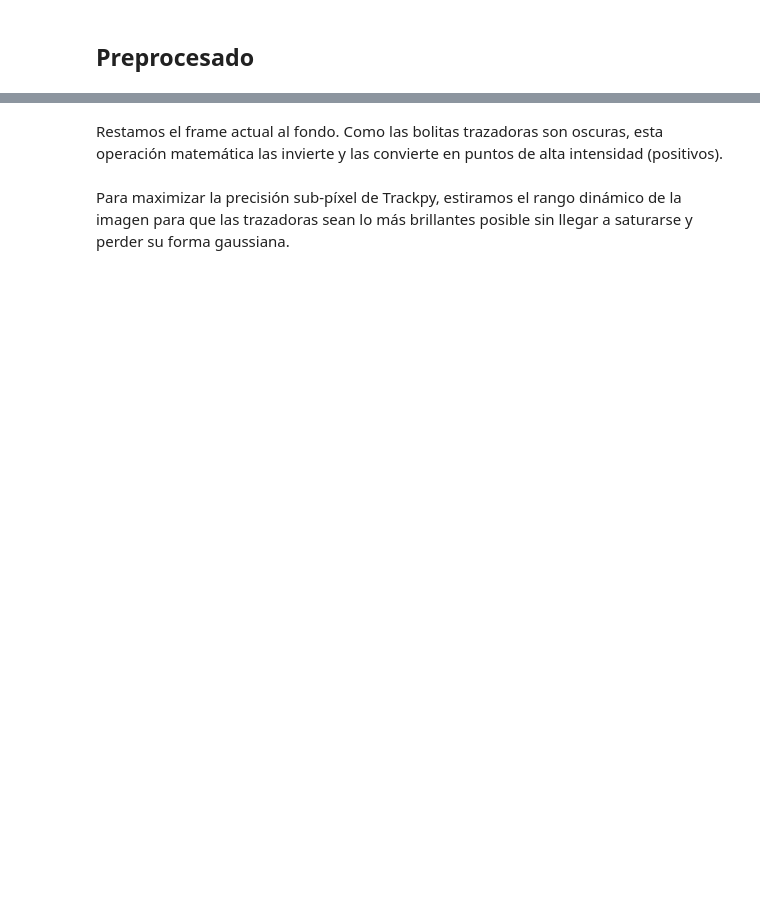
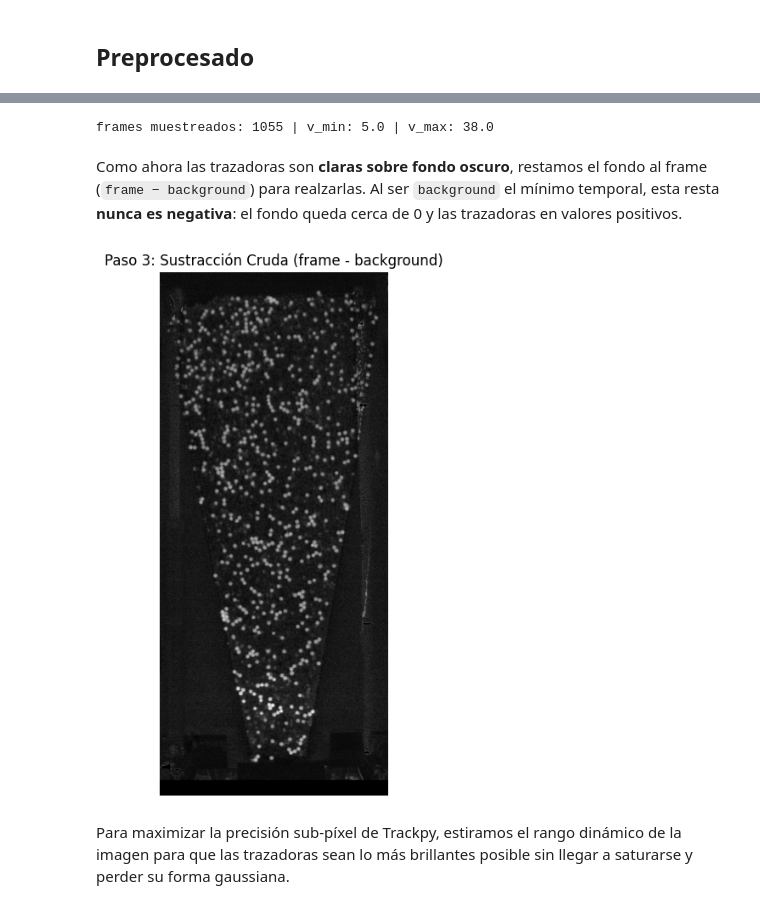
Before and after one commit to LijsTh/Hidrogel-Lab, a Jupyter notebook: notebooks/01_velocity_pipeline.ipynb, the cells around one changed output, grey strips where cells are left out. Cells and saved outputs as stored; diff of their text form; code cells hidden in the pictures; blank space fills up the shorter version.

```diff
--- a/notebooks/01_velocity_pipeline.ipynb
+++ b/notebooks/01_velocity_pipeline.ipynb
@@ -62,15 +92,31 @@ plt.show()
+# %%
+# Límites de contraste sobre (frame - background): v_min = fondo (p50), v_max = trazadoras (p99.9).
+# Muestreamos ~1000 frames con percentil por-frame + mediana (1 frame en RAM).
+stride = max(1, n_frames // 1000)
+p_lo, p_hi = [], []
+for i in range(0, n_frames, stride):
+    signal = load_frame(i) - background
+    p_lo.append(np.percentile(signal, 50))
+    p_hi.append(np.percentile(signal, 99.9))
+
+v_min = float(np.median(p_lo))
+v_max = float(np.median(p_hi))
+print("frames muestreados:", len(p_hi), "| v_min:", v_min, "| v_max:", v_max)
+# %% [output]
+frames muestreados: 1055 | v_min: 5.0 | v_max: 38.0
 # %% [markdown]
-Restamos el frame actual al fondo. Como las bolitas trazadoras son oscuras, esta operación matemática las invierte y las convierte en puntos de alta intensidad (positivos).
+Como ahora las trazadoras son **claras sobre fondo oscuro**, restamos el fondo al frame (`frame − background`) para realzarlas. Al ser `background` el mínimo temporal, esta resta **nunca es negativa**: el fondo queda cerca de 0 y las trazadoras en valores positivos.
 # %%
-# Fondo claro - Bolita oscura = Bolita brillante
-# np.subtract con out= evita el array temporal que crearía background - frames
-np.subtract(background, frames, out=frames)
-
+# Ejemplo de sustracción cruda de UN frame (fondo oscuro -> trazadora positiva)
+raw_example = load_frame(1) - background
 plt.figure(figsize=(6, 8))
-plt.imshow(frames[1], cmap="gray")
-plt.title("Paso 3: Sustracción Cruda (Sin contraste)")
+plt.imshow(raw_example, cmap="gray")
+plt.title("Paso 3: Sustracción Cruda (frame - background)")
 plt.axis("off")
 plt.show()
+del raw_example
+# %% [output]
+[figure, added]
 # %% [markdown]
 Para maximizar la precisión sub-píxel de Trackpy, estiramos el rango dinámico de la imagen para que las trazadoras sean lo más brillantes posible sin llegar a saturarse y perder su forma gaussiana.
 # %%
```
Also changed, not shown: parts of 22 cells of this notebook, 2 other files.
